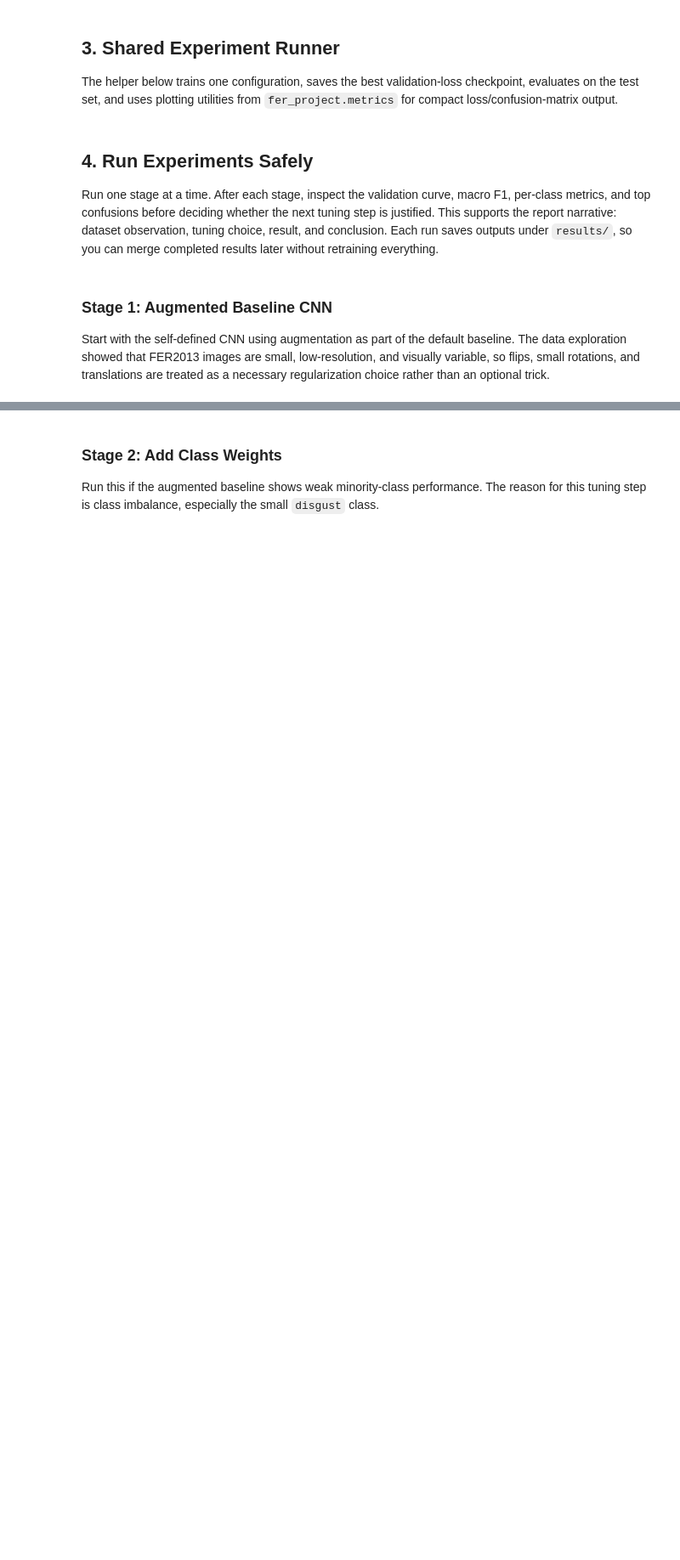
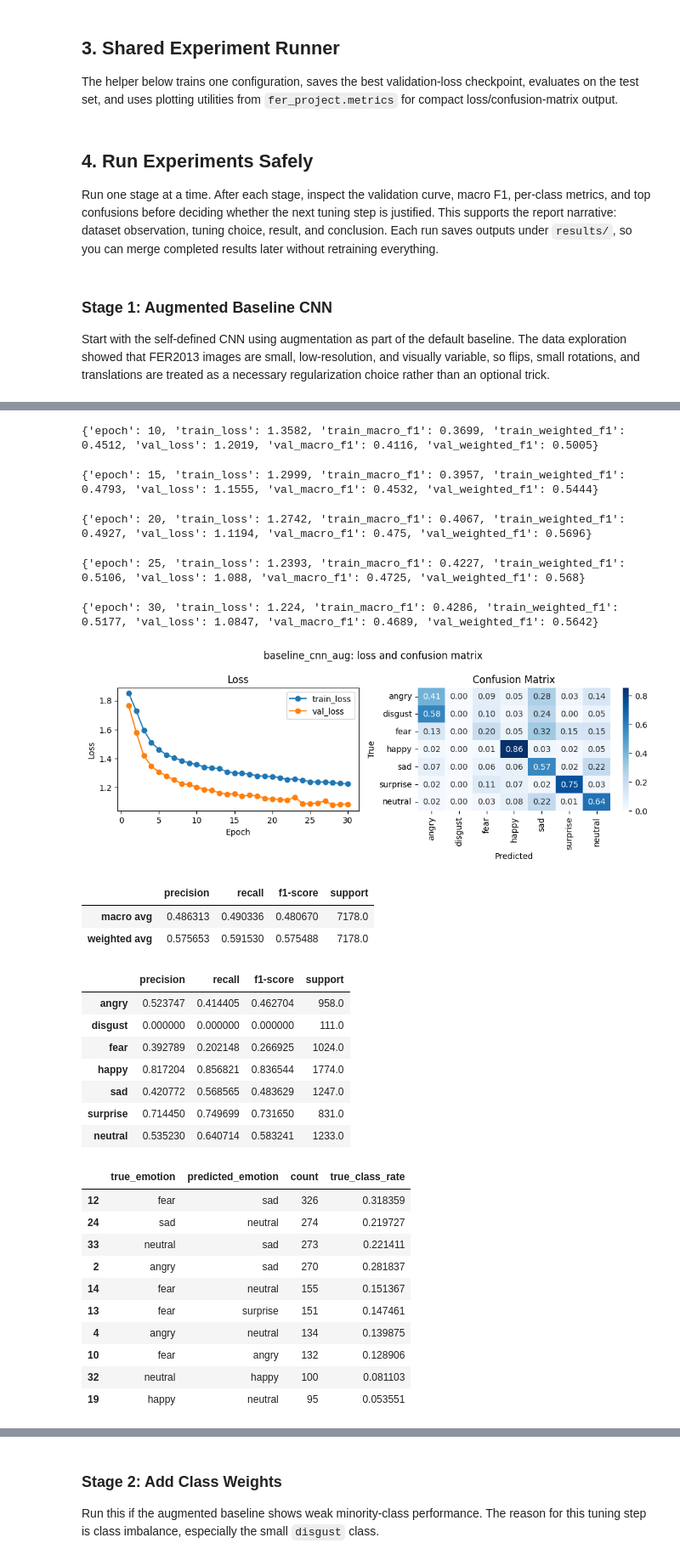
Before and after one commit to zsykk/DL-final-project, a Jupyter notebook: notebooks/02_train_experiments.ipynb, the cells around one changed output, grey strips where cells are left out. Shown at 85% size. Drawn from its saved outputs; the diff is of its cells as text; code cells hidden in the pictures; blank space fills up the shorter version.

```diff
--- a/notebooks/02_train_experiments.ipynb
+++ b/notebooks/02_train_experiments.ipynb
@@ -217,10 +234,11 @@ baseline_cnn_aug_config = {
     'train_config': TransformConfig(image_size=48, channels=1, augment=True),
     'eval_config': TransformConfig(image_size=48, channels=1, augment=False),
     'lr': 1e-3,
-    'epochs': 20,
+    'epochs': 30,
     'use_class_weights': False,
     'weighted_sampler': False,
     'loss_name': 'cross_entropy',
 }
 
 history_aug, report_aug, confusions_aug = run_config_stage(baseline_cnn_aug_config)
+# %% [output]
@@ -227 +246,29 @@ history_aug, report_aug, confusions_aug = run_config_stage(baseline_cnn_aug_conf
+{'epoch': 10, 'train_loss': 1.3582, 'train_macro_f1': 0.3699, 'train_weighted_f1': 0.4512, 'val_loss': 1.2019, 'val_macro_f1': 0.4116, 'val_weighted_f1': 0.5005}
+{'epoch': 15, 'train_loss': 1.2999, 'train_macro_f1': 0.3957, 'train_weighted_f1': 0.4793, 'val_loss': 1.1555, 'val_macro_f1': 0.4532, 'val_weighted_f1': 0.5444}
+{'epoch': 20, 'train_loss': 1.2742, 'train_macro_f1': 0.4067, 'train_weighted_f1': 0.4927, 'val_loss': 1.1194, 'val_macro_f1': 0.475, 'val_weighted_f1': 0.5696}
+{'epoch': 25, 'train_loss': 1.2393, 'train_macro_f1': 0.4227, 'train_weighted_f1': 0.5106, 'val_loss': 1.088, 'val_macro_f1': 0.4725, 'val_weighted_f1': 0.568}
+{'epoch': 30, 'train_loss': 1.224, 'train_macro_f1': 0.4286, 'train_weighted_f1': 0.5177, 'val_loss': 1.0847, 'val_macro_f1': 0.4689, 'val_weighted_f1': 0.5642}
+[figure, added]
+|  | precision | recall | f1-score | support |
+| macro avg | 0.486313 | 0.490336 | 0.480670 | 7178.0 |
+| weighted avg | 0.575653 | 0.591530 | 0.575488 | 7178.0 |
+|  | precision | recall | f1-score | support |
+| angry | 0.523747 | 0.414405 | 0.462704 | 958.0 |
+| disgust | 0.000000 | 0.000000 | 0.000000 | 111.0 |
+| fear | 0.392789 | 0.202148 | 0.266925 | 1024.0 |
+| happy | 0.817204 | 0.856821 | 0.836544 | 1774.0 |
+| sad | 0.420772 | 0.568565 | 0.483629 | 1247.0 |
+| surprise | 0.714450 | 0.749699 | 0.731650 | 831.0 |
+| neutral | 0.535230 | 0.640714 | 0.583241 | 1233.0 |
+|  | true_emotion | predicted_emotion | count | true_class_rate |
+| 12 | fear | sad | 326 | 0.318359 |
+| 24 | sad | neutral | 274 | 0.219727 |
+| 33 | neutral | sad | 273 | 0.221411 |
+| 2 | angry | sad | 270 | 0.281837 |
+| 14 | fear | neutral | 155 | 0.151367 |
+| 13 | fear | surprise | 151 | 0.147461 |
+| 4 | angry | neutral | 134 | 0.139875 |
+| 10 | fear | angry | 132 | 0.128906 |
+| 32 | neutral | happy | 100 | 0.081103 |
+| 19 | happy | neutral | 95 | 0.053551 |
 # %% [markdown]
```
Also changed, not shown: parts of 13 cells of this notebook.
